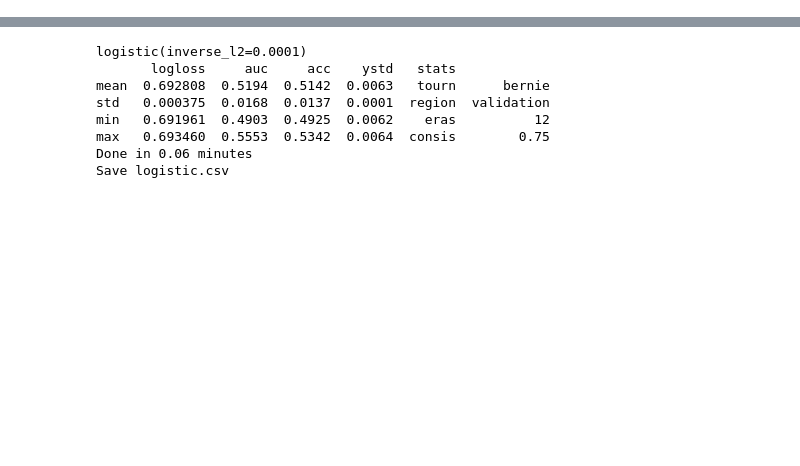
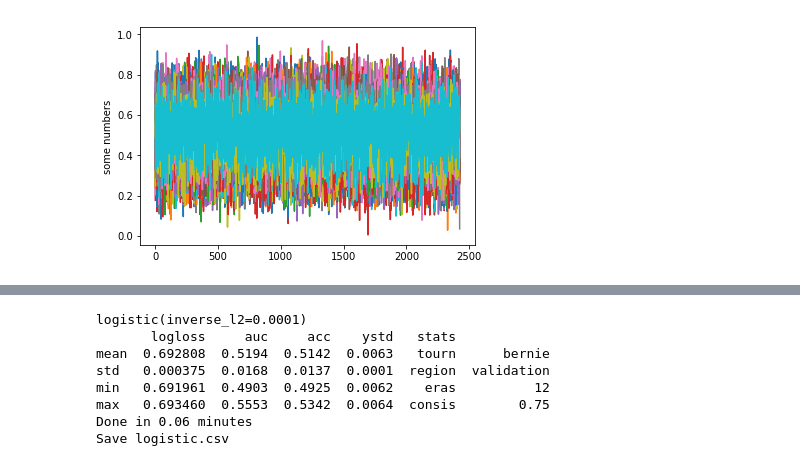
Before and after one commit to ecsplendid/numerai, a Jupyter notebook: Week1.ipynb, the cells around one changed output, grey strips where cells are left out. Cells and saved outputs as stored; diff of their text form; code cells hidden in the pictures; blank space fills up the shorter version.

```diff
--- a/Week1.ipynb
+++ b/Week1.ipynb
@@ -7,3 +1,10 @@ data = nx.download('numerai_datasets.zip')
+# %%
+folder = "numerai_datasets"
+
+nx.data.TRAIN_FILE = '%s/numerai_training_data.csv' % folder
+nx.data.TOURNAMENT_FILE = '%s/numerai_tournament_data.csv' % folder
+
+data = nx.download('nr.zip')
 # %%
 data
 # %% [output]
@@ -15,0 +27,2 @@ val_y = data.y_df['bernie'][ data.region=='validation' ].values
+# %%
+train_x = data.x[ np.logical_and( data.region=='train', data.era=='era1' ) ]
@@ -15,0 +39,8 @@ val_y = data.y_df['bernie'][ data.region=='validation' ].values
+# %%
+
+import matplotlib.pyplot as plt
+plt.plot(train_x)
+plt.ylabel('some numbers')
+plt.show()
+# %% [output]
+[figure, added]
```
Also changed, not shown: parts of 42 cells of this notebook, 6 other files.
